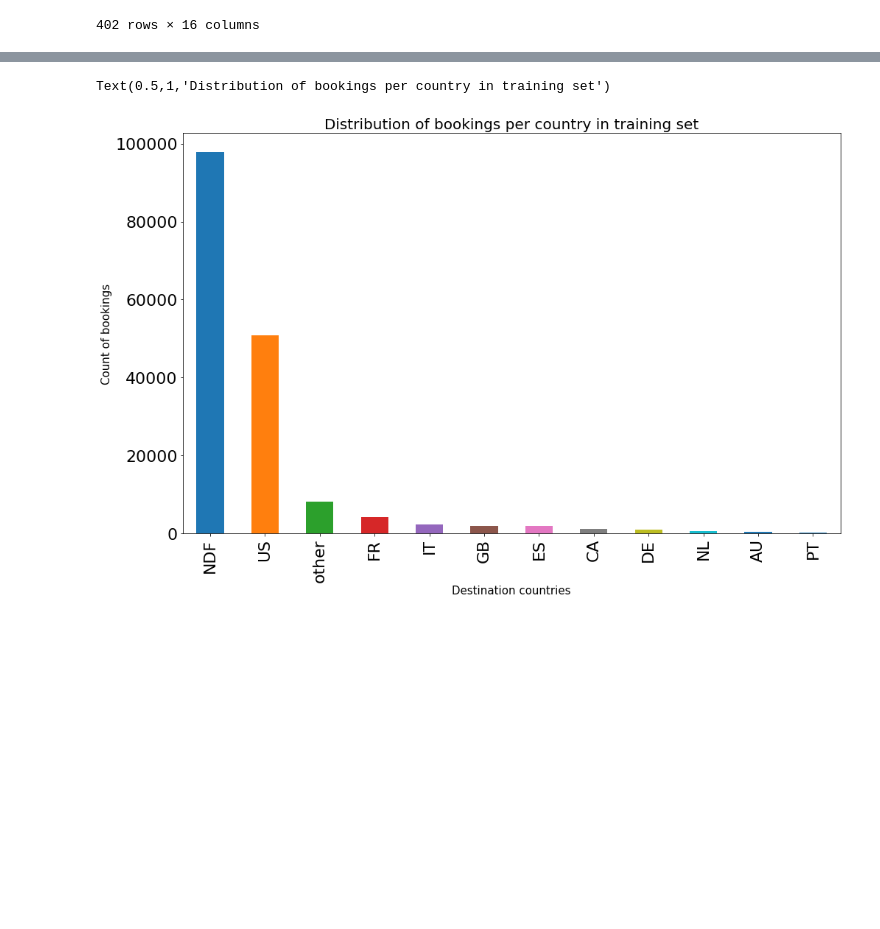
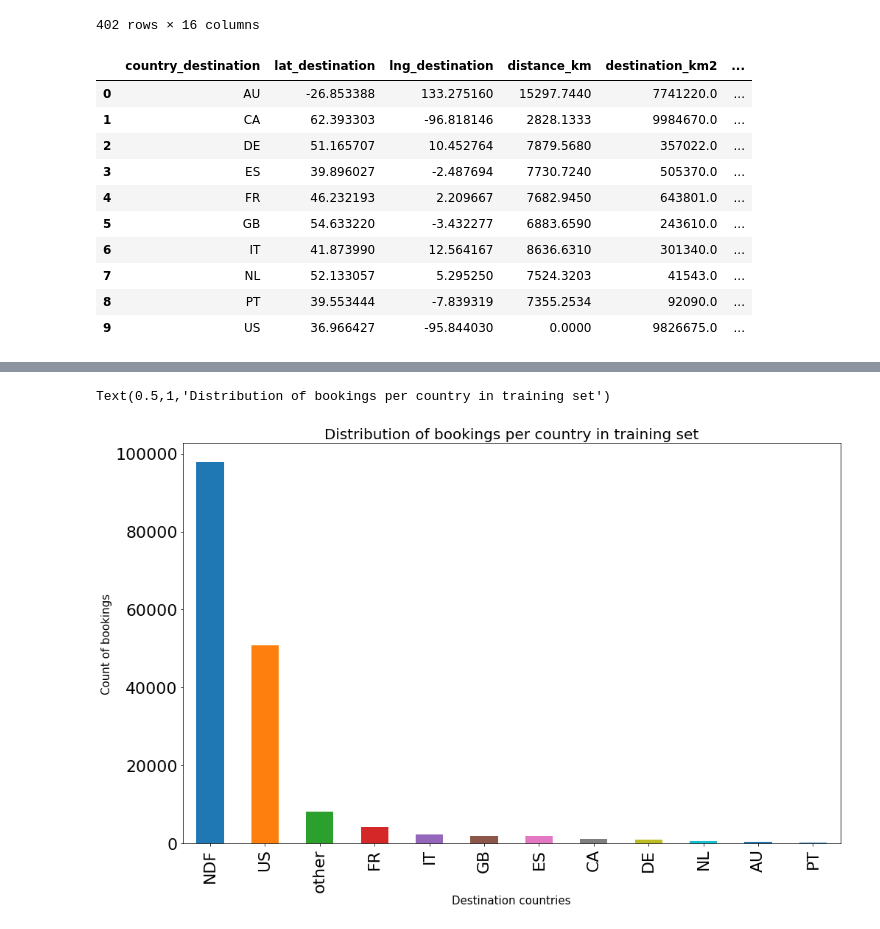
Before and after one commit to leomaxx/song_metis, a Jupyter notebook: project/project3_mcnulty/airbnb/airbnb_exploratory.ipynb, the cells around one changed output, grey strips where cells are left out. Cells and saved outputs as stored; diff of their text form; code cells hidden in the pictures; blank space fills up the shorter version.

```diff
--- a/project/project3_mcnulty/airbnb/airbnb_exploratory.ipynb
+++ b/project/project3_mcnulty/airbnb/airbnb_exploratory.ipynb
@@ -43,3 +43,17 @@ train_user[train_user['date_account_created']=='2014-04-01']
 | 170537 | 2ta5l97klf | 2014-04-01 | 20140401235750 | NaN | -unknown- | NaN | ... |
 | 170538 | 4e34uc5ade | 2014-04-01 | 20140401235946 | NaN | FEMALE | 24.0 | ... |
 402 rows × 16 columns
+# %%
+country
+# %% [output]
+|  | country_destination | lat_destination | lng_destination | distance_km | destination_km2 | ... |
+| 0 | AU | -26.853388 | 133.275160 | 15297.7440 | 7741220.0 | ... |
+| 1 | CA | 62.393303 | -96.818146 | 2828.1333 | 9984670.0 | ... |
+| 2 | DE | 51.165707 | 10.452764 | 7879.5680 | 357022.0 | ... |
+| 3 | ES | 39.896027 | -2.487694 | 7730.7240 | 505370.0 | ... |
+| 4 | FR | 46.232193 | 2.209667 | 7682.9450 | 643801.0 | ... |
+| 5 | GB | 54.633220 | -3.432277 | 6883.6590 | 243610.0 | ... |
+| 6 | IT | 41.873990 | 12.564167 | 8636.6310 | 301340.0 | ... |
+| 7 | NL | 52.133057 | 5.295250 | 7524.3203 | 41543.0 | ... |
+| 8 | PT | 39.553444 | -7.839319 | 7355.2534 | 92090.0 | ... |
+| 9 | US | 36.966427 | -95.844030 | 0.0000 | 9826675.0 | ... |
```
Also changed, not shown: parts of 2 cells of this notebook, 6 other files.
